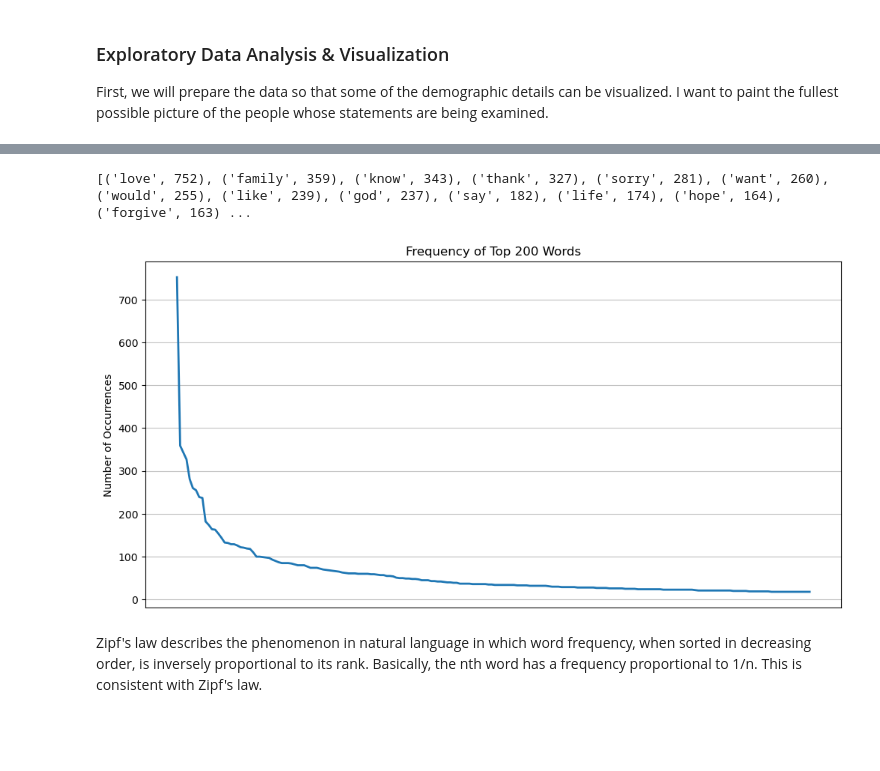
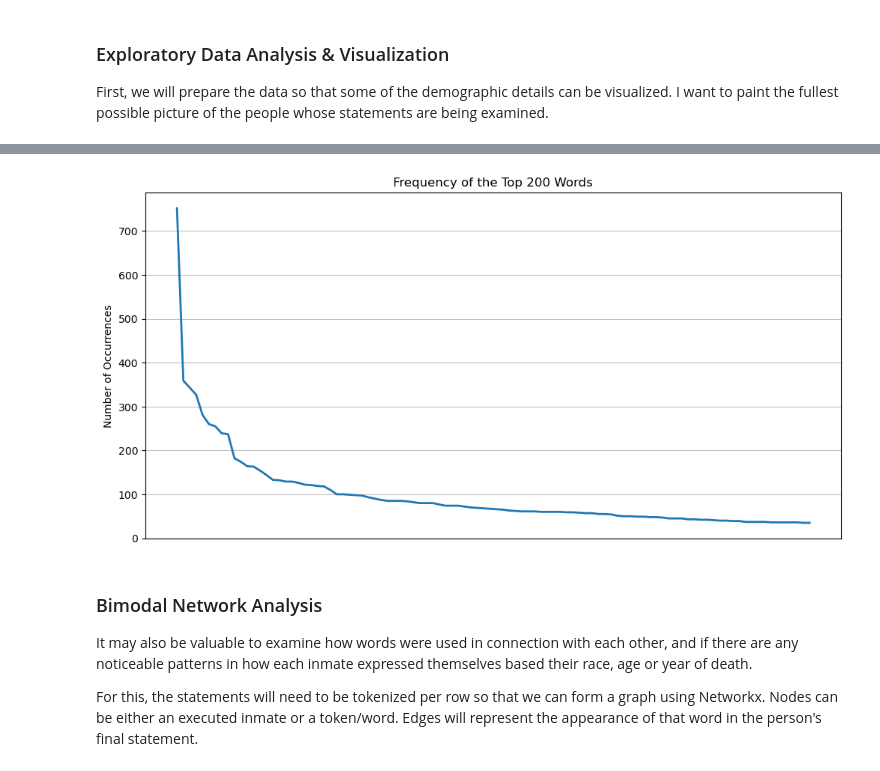
Before and after one commit to stephbc/DATA620_Summer2025, a Jupyter notebook: final.ipynb, the cells around one changed output, grey strips where cells are left out. Drawn from its saved outputs; the diff is of its cells as text; code cells hidden in the pictures; blank space fills up the shorter version.

```diff
--- a/final.ipynb
+++ b/final.ipynb
@@ -248,21 +228,21 @@ say: 182
 # %%
 from nltk.probability import FreqDist
 
 fdist = FreqDist(filtered_words)
-top_200 = fdist.most_common(200)
-print(top_200)
 
 plt.figure(figsize=(12, 6))
-fdist.plot(200, cumulative=False)
-plt.title('Frequency of Top 200 Words')
+fdist.plot(100, cumulative=False)
+plt.title('Frequency of the Top 200 Words')
 plt.xticks([])
 plt.xlabel('')
 plt.ylabel('Number of Occurrences')
 plt.show()
 # %% [output]
-[('love', 752), ('family', 359), ('know', 343), ('thank', 327), ('sorry', 281), ('want', 260), ('would', 255), ('like', 239), ('god', 237), ('say', 182), ('life', 174), ('hope', 164), ('forgive', 163) ...
-[figure, old version]
+[figure, new version]
-# %% [markdown]
-Zipf's law describes the phenomenon in natural language in which word frequency, when sorted in decreasing order, is inversely proportional to its rank. Basically, the nth word has a frequency proportional to 1/n.
-This is consistent with Zipf's law.
+# %% [markdown]
+### Bimodal Network Analysis
+
+It may also be valuable to examine how words were used in connection with each other, and if there are any noticeable patterns in how each inmate expressed themselves based their race, age or year of death.
+
+For this, the statements will need to be tokenized per row so that we can form a graph using Networkx. Nodes can be either an executed inmate or a token/word. Edges will represent the appearance of that word in the person's final statement.
 # %%
```
Also changed, not shown: parts of 15 cells of this notebook, 1 other file.
